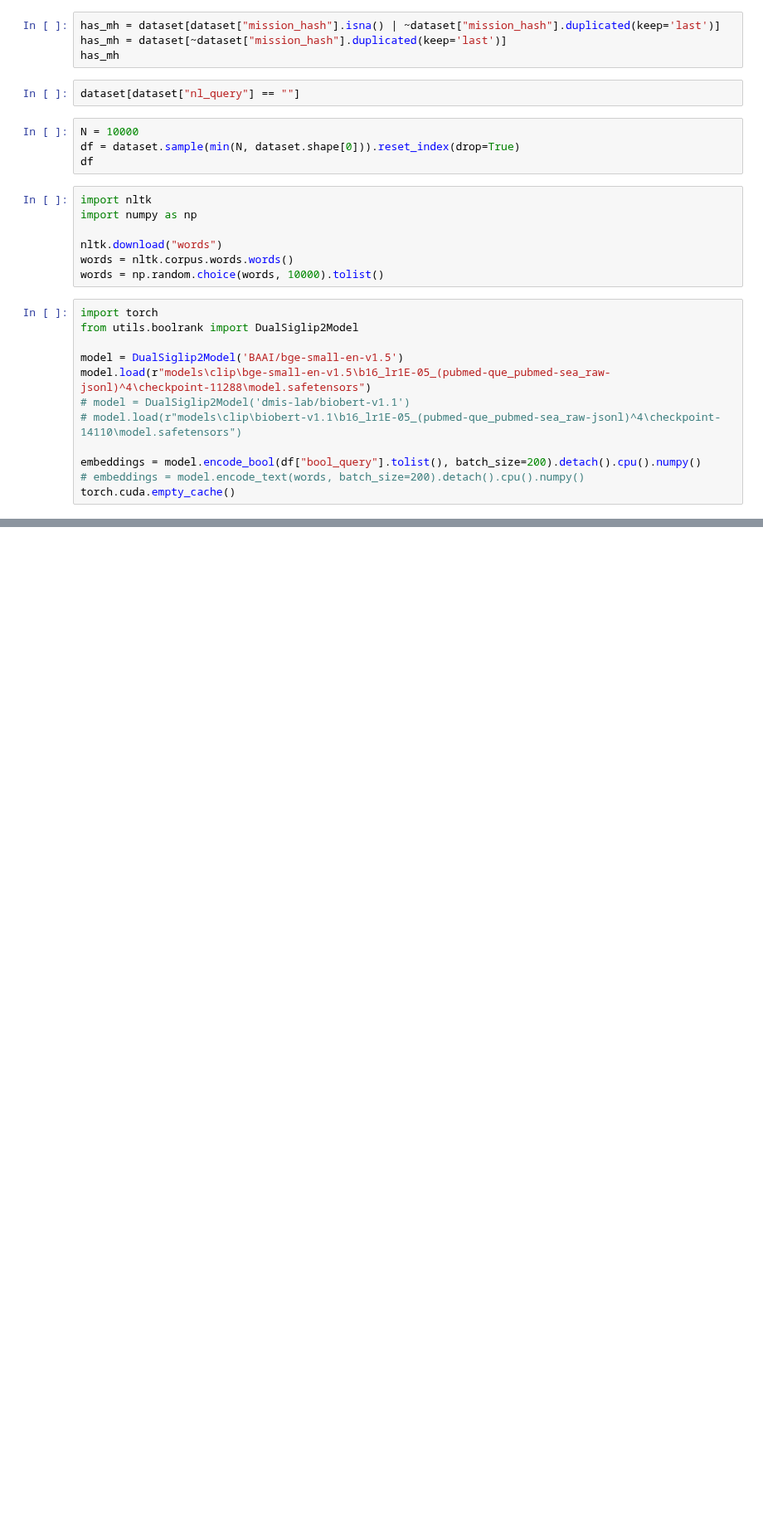
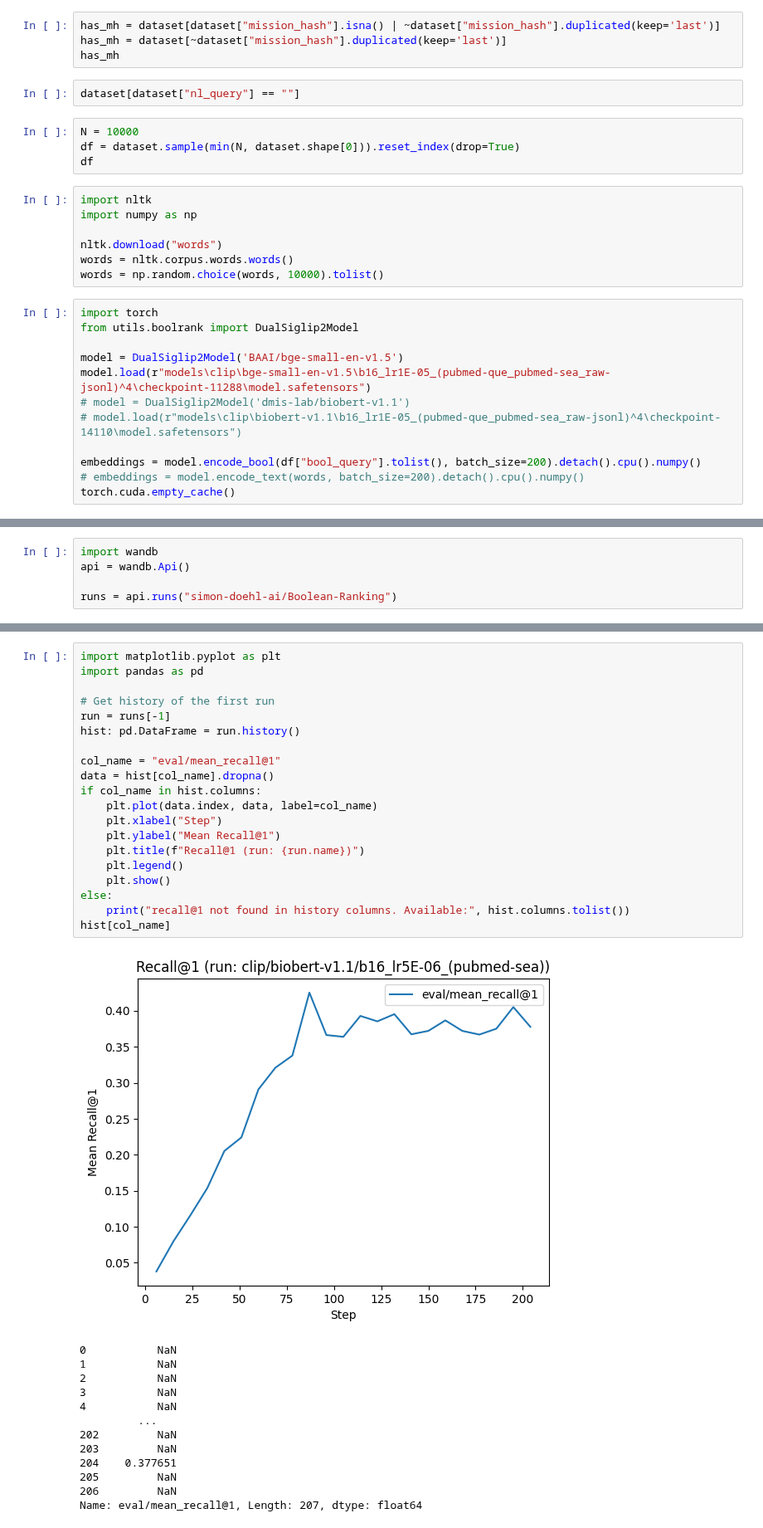
Before and after one commit to hscells-org/project-doehl-boolean-clip, a Jupyter notebook: plotting.ipynb, the cells around one changed output, grey strips where cells are left out. Shown at 83% size. Cells and saved outputs as stored; diff of their text form; blank space fills up the shorter version.

Commit message:
plotting start

```diff
--- a/plotting.ipynb
+++ b/plotting.ipynb
@@ -101,0 +49,5 @@ fig.show()
+# %%
+import wandb
+api = wandb.Api()
+
+runs = api.runs("simon-doehl-ai/Boolean-Ranking")
@@ -101,0 +89,34 @@ fig.show()
+# %%
+import matplotlib.pyplot as plt
+import pandas as pd
+
+# Get history of the first run
+run = runs[-1]
+hist: pd.DataFrame = run.history()
+
+col_name = "eval/mean_recall@1"
+data = hist[col_name].dropna()
+if col_name in hist.columns:
+    plt.plot(data.index, data, label=col_name)
+    plt.xlabel("Step")
+    plt.ylabel("Mean Recall@1")
+    plt.title(f"Recall@1 (run: {run.name})")
+    plt.legend()
+    plt.show()
+else:
+    print("recall@1 not found in history columns. Available:", hist.columns.tolist())
+hist[col_name]
+# %% [output]
+[figure, added]
+0           NaN
+1           NaN
+2           NaN
+3           NaN
+4           NaN
+         ...
+202         NaN
+203         NaN
+204    0.377651
+205         NaN
+206         NaN
+Name: eval/mean_recall@1, Length: 207, dtype: float64
```
Also changed, not shown: parts of 6 cells of this notebook, 1 other file.
